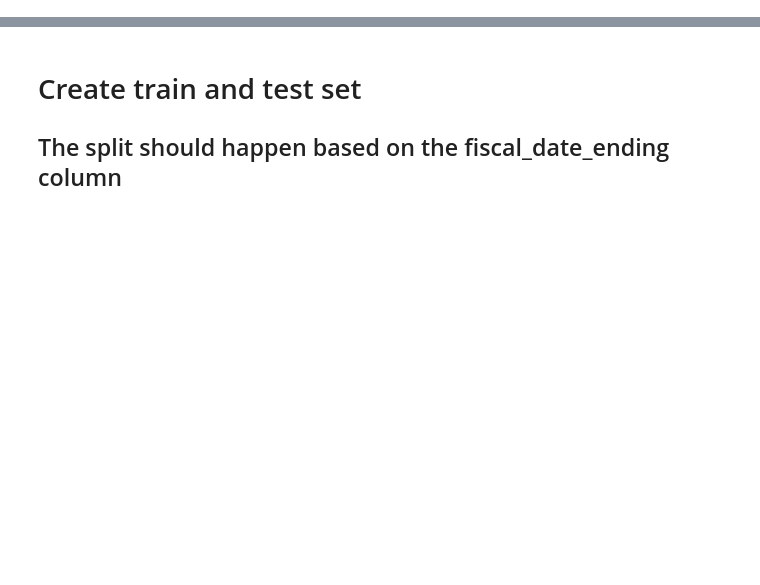
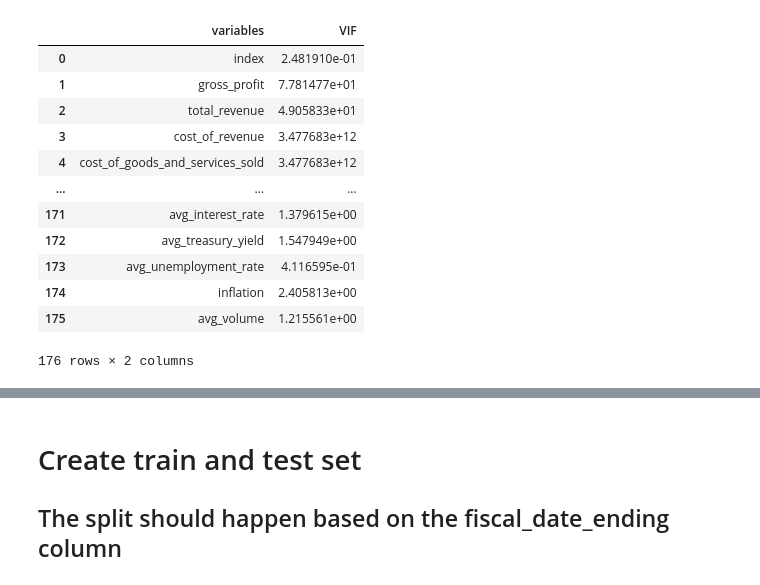
Before and after one commit to OrestisStefanou/InvestorAPI, a Jupyter notebook: analytics/notebooks/PricePrediction.ipynb, the cells around one changed output, grey strips where cells are left out. Cells and saved outputs as stored; diff of their text form; code cells hidden in the pictures; blank space fills up the shorter version.

```diff
--- a/analytics/notebooks/PricePrediction.ipynb
+++ b/analytics/notebooks/PricePrediction.ipynb
@@ -109,0 +102,31 @@ stocks_df
+# %%
+from statsmodels.stats.outliers_influence import variance_inflation_factor
+
+def calc_vif(X):
+
+    # Calculating VIF
+    vif = pd.DataFrame()
+    vif["variables"] = X.columns
+    vif["VIF"] = [variance_inflation_factor(X.values, i) for i in range(X.shape[1])]
+
+    return(vif)
+# %%
+stocks_df_only_numeric = stocks_df.drop(['symbol', 'fiscal_date_ending', 'reported_currency', 'sector', 'price'], axis=1)
+# %%
+vid_df = calc_vif(stocks_df_only_numeric)
+# %%
+vid_df
+# %% [output]
+|  | variables | VIF |
+| 0 | index | 2.481910e-01 |
+| 1 | gross_profit | 7.781477e+01 |
+| 2 | total_revenue | 4.905833e+01 |
+| 3 | cost_of_revenue | 3.477683e+12 |
+| 4 | cost_of_goods_and_services_sold | 3.477683e+12 |
+| ... | ... | ... |
+| 171 | avg_interest_rate | 1.379615e+00 |
+| 172 | avg_treasury_yield | 1.547949e+00 |
+| 173 | avg_unemployment_rate | 4.116595e-01 |
+| 174 | inflation | 2.405813e+00 |
+| 175 | avg_volume | 1.215561e+00 |
+176 rows × 2 columns
```
Also changed, not shown: parts of 23 cells of this notebook, 1 other file.
